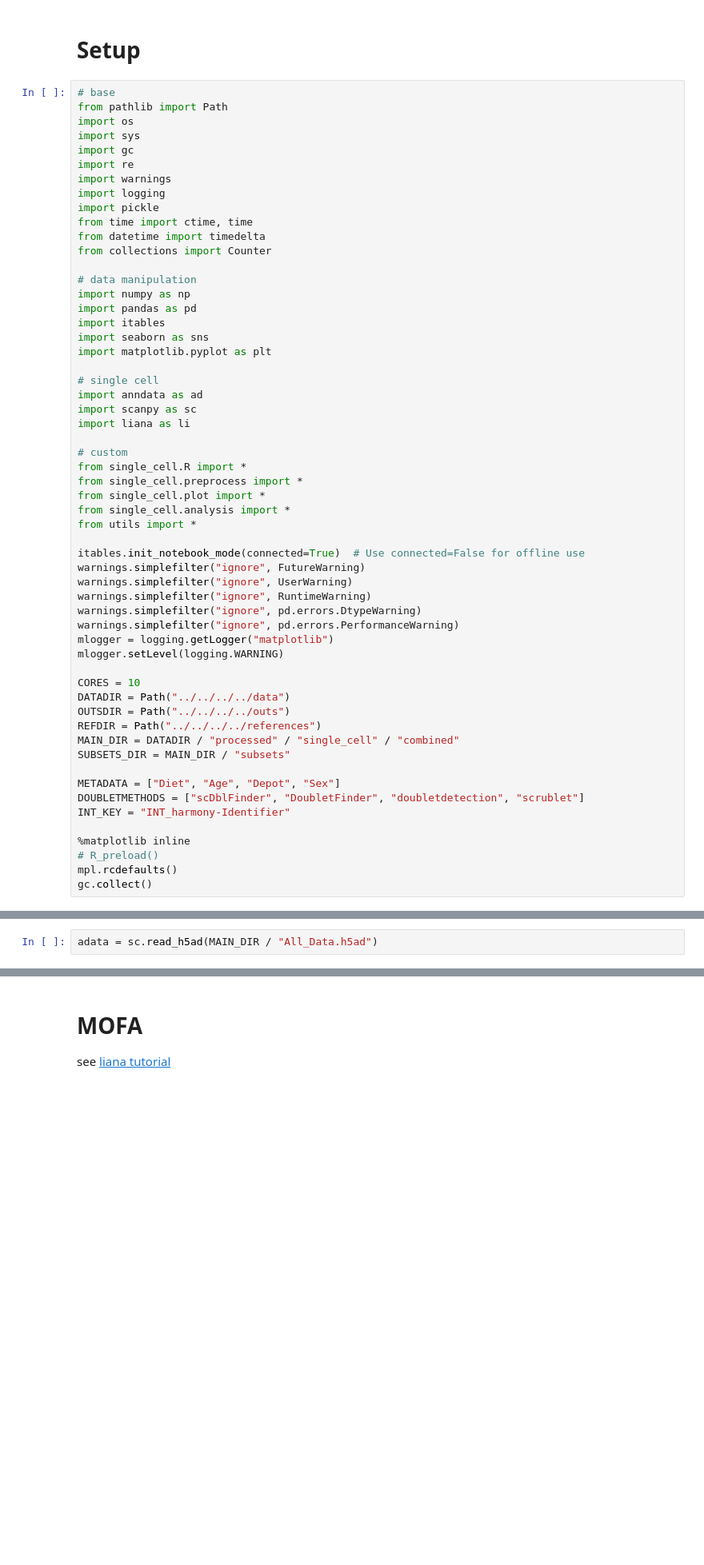
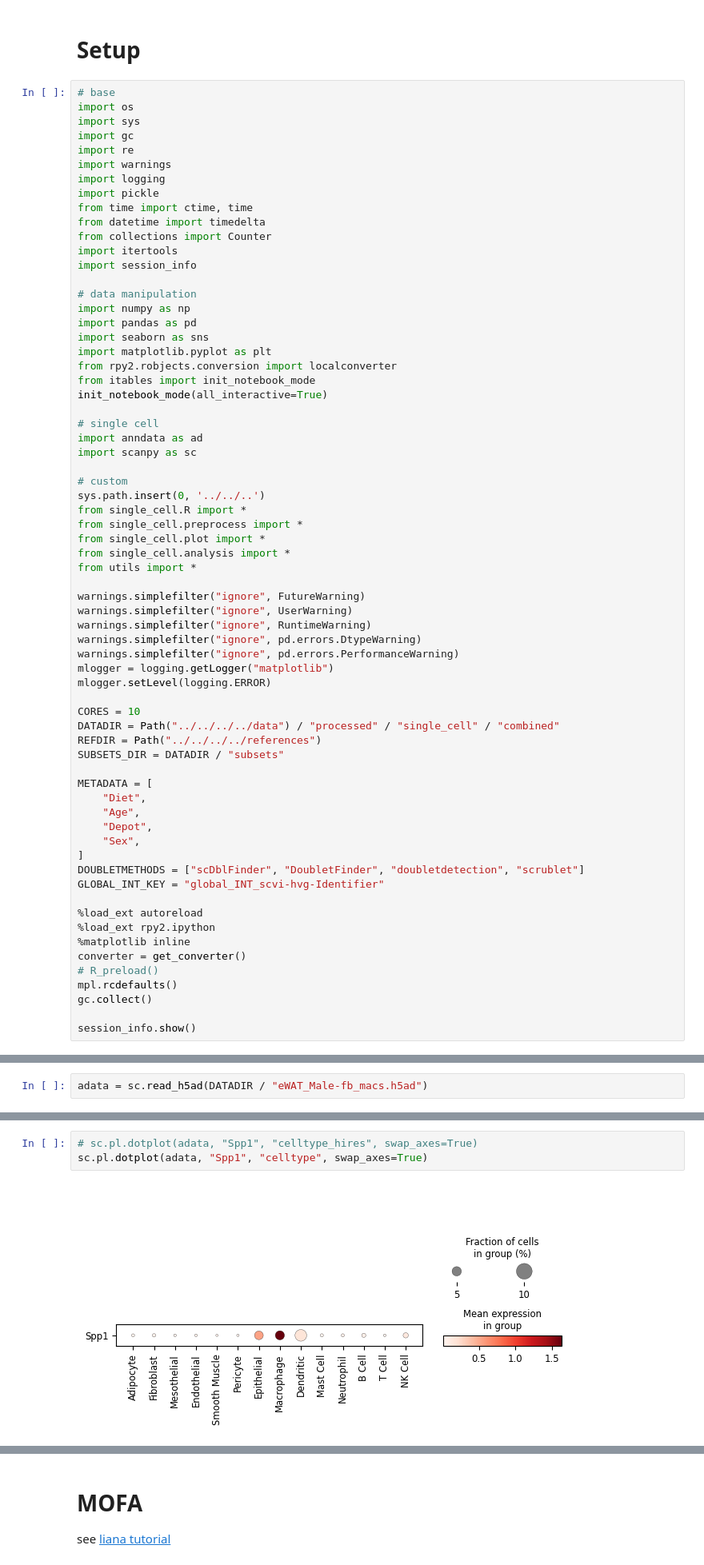
Before and after one commit to ethanhung11/spatial_seq, a Jupyter notebook: src/notebooks/single_cell/tools/Liana.ipynb, the cells around one changed output, grey strips where cells are left out. Shown at 80% size. Drawn from its saved outputs; the diff is of its cells as text; blank space fills up the shorter version.

```diff
--- a/src/notebooks/single_cell/tools/Liana.ipynb
+++ b/src/notebooks/single_cell/tools/Liana.ipynb
@@ -2,7 +2,6 @@
 # Setup
 # %%
 # base
-from pathlib import Path
 import os
 import sys
 import gc
@@ -13,48 +12,59 @@ import pickle
 from time import ctime, time
 from datetime import timedelta
 from collections import Counter
+import itertools
+import session_info
 
 # data manipulation
 import numpy as np
 import pandas as pd
-import itables
 import seaborn as sns
 import matplotlib.pyplot as plt
+from rpy2.robjects.conversion import localconverter
+from itables import init_notebook_mode
+init_notebook_mode(all_interactive=True)
 
 # single cell
 import anndata as ad
 import scanpy as sc
-import liana as li
 
 # custom
+sys.path.insert(0, '../../..')
 from single_cell.R import *
 from single_cell.preprocess import *
 from single_cell.plot import *
 from single_cell.analysis import *
 from utils import *
 
-itables.init_notebook_mode(connected=True)  # Use connected=False for offline use
 warnings.simplefilter("ignore", FutureWarning)
 warnings.simplefilter("ignore", UserWarning)
 warnings.simplefilter("ignore", RuntimeWarning)
 warnings.simplefilter("ignore", pd.errors.DtypeWarning)
 warnings.simplefilter("ignore", pd.errors.PerformanceWarning)
 mlogger = logging.getLogger("matplotlib")
-mlogger.setLevel(logging.WARNING)
+mlogger.setLevel(logging.ERROR)
 
 CORES = 10
-DATADIR = Path("../../../../data")
-OUTSDIR = Path("../../../../outs")
+DATADIR = Path("../../../../data") / "processed" / "single_cell" / "combined"
 REFDIR = Path("../../../../references")
-MAIN_DIR = DATADIR / "processed" / "single_cell" / "combined"
-SUBSETS_DIR = MAIN_DIR / "subsets"
+SUBSETS_DIR = DATADIR / "subsets"
 
-METADATA = ["Diet", "Age", "Depot", "Sex"]
+METADATA = [
+    "Diet",
+    "Age",
+    "Depot",
+    "Sex",
+]
 DOUBLETMETHODS = ["scDblFinder", "DoubletFinder", "doubletdetection", "scrublet"]
-INT_KEY = "INT_harmony-Identifier"
+GLOBAL_INT_KEY = "global_INT_scvi-hvg-Identifier"
 
+%load_ext autoreload
+%load_ext rpy2.ipython
 %matplotlib inline
+converter = get_converter()
 # R_preload()
 mpl.rcdefaults()
 gc.collect()
+
+session_info.show()
 # %% [output]
@@ -67,2 +96,2 @@ op.interactions.AllInteractions.get().to_csv(REFDIR / "omnipath_all.csv")
 # %%
-adata = sc.read_h5ad(MAIN_DIR / "All_Data.h5ad")
+adata = sc.read_h5ad(DATADIR / "eWAT_Male-fb_macs.h5ad")
@@ -99,0 +448,5 @@ AnnData object with n_obs × n_vars = 288258 × 29069
+# %%
+# sc.pl.dotplot(adata, "Spp1", "celltype_hires", swap_axes=True)
+sc.pl.dotplot(adata, "Spp1", "celltype", swap_axes=True)
+# %% [output]
+[figure, added]
```
Also changed, not shown: parts of 16 cells of this notebook, 30 other files.
